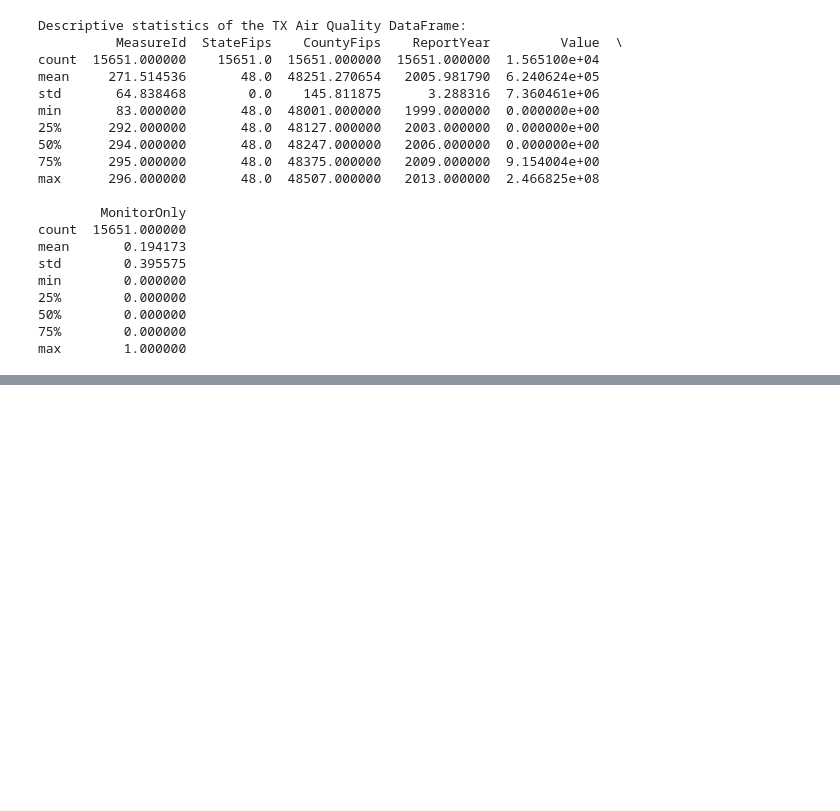
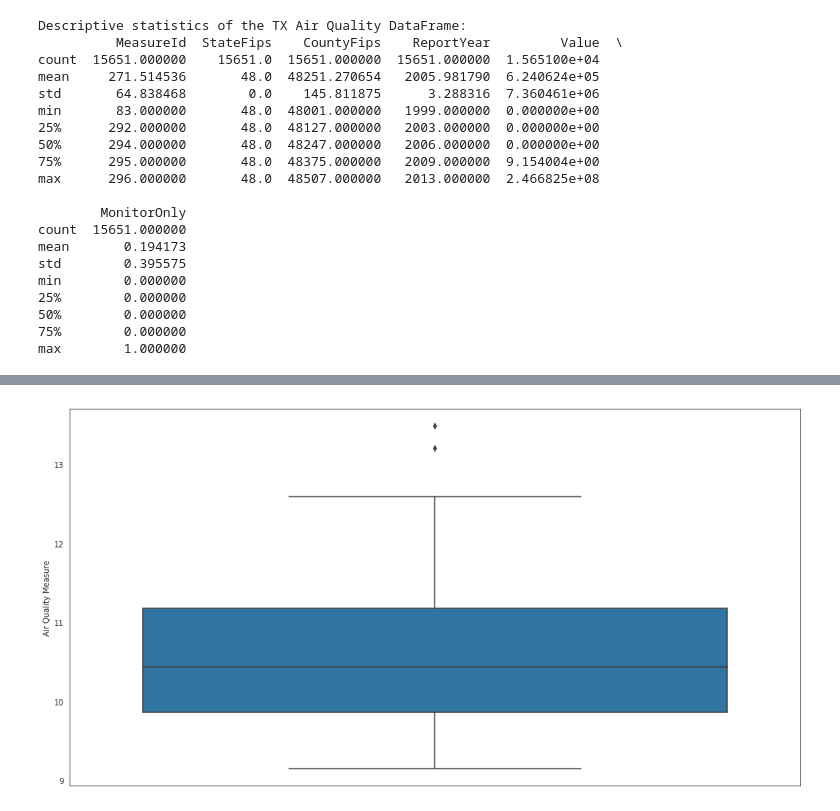
Before and after one commit to Saranyanv/test, a Jupyter notebook: 455_Assignment2.ipynb, the cells around one changed output, grey strips where cells are left out. Drawn from its saved outputs; the diff is of its cells as text; code cells hidden in the pictures; blank space fills up the shorter version.

```diff
--- a/455_Assignment2.ipynb
+++ b/455_Assignment2.ipynb
@@ -174,0 +170,9 @@ plt.legend(loc='lower left', ncol=3, mode='expand')
+# %%
+import seaborn as sns
+import matplotlib.pyplot as plt
+sns.set_style("white")
+
+fig, ax = plt.subplots(figsize=(17,9))
+ax = sns.boxplot(y="Air Quality Measure", hue="CountyName", data=sfo_air_traffic_big4_agg)
+# %% [output]
+[figure, added]
```
Also changed, not shown: parts of 14 cells of this notebook.
